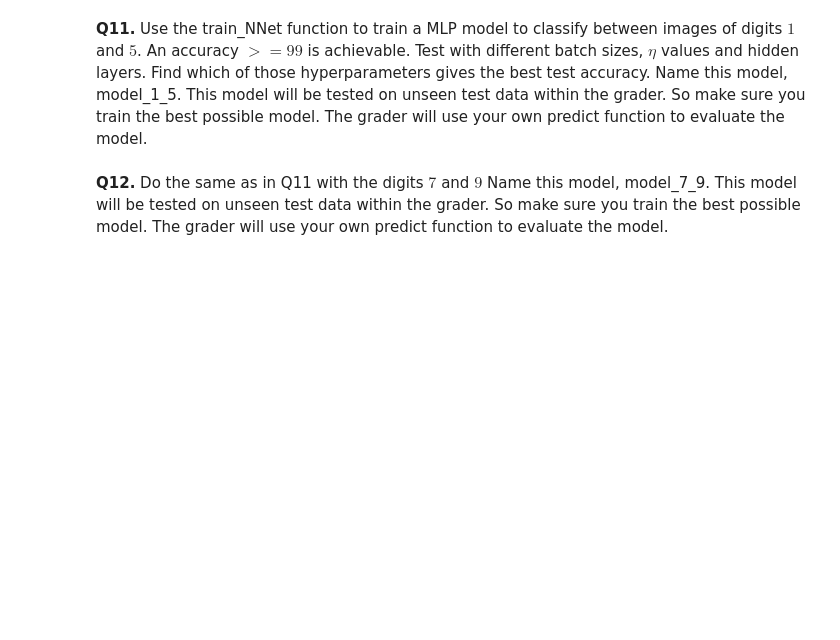
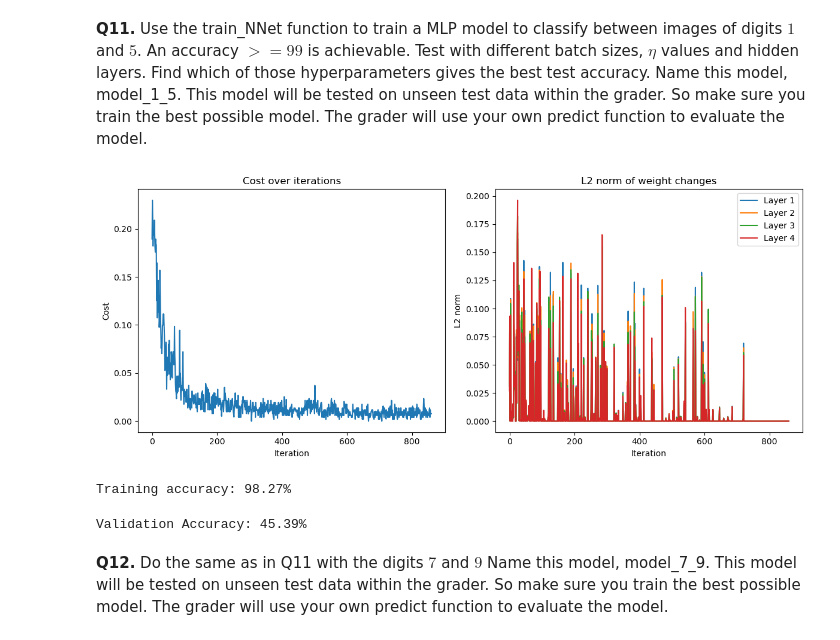
Before and after one commit to NisithDivantha/S7-MA4144-Neural-Networks-and-Fuzzy-Logic, a Jupyter notebook: Project 2/MA4144InClass2(NNet).ipynb, the cells around one changed output. Saved outputs shown, nothing was run; the diff lists cells and outputs as text; code cells hidden in the pictures; blank space fills up the shorter version.

```diff
--- a/Project 2/MA4144InClass2(NNet).ipynb
+++ b/Project 2/MA4144InClass2(NNet).ipynb
@@ -132,6 +132,7 @@ Important: When implementing the sigmoid function make sure you handle overflows
 def sigmoid(Z):
 
     #TODO
+    Z = np.clip(Z, -500, 500)
     sigma = 1 / (1 + np.exp(-Z))
 
     return(sigma)
@@ -160,7 +161,7 @@ def deriv_ReLu(Y):
 **Q6.** The following piece of code defines a simple MLP architecture as a Python class and subsequent initialization of a MLP model. <font color='blue'>Certain lines of code contains commented line numbers. Write a short sentence for each such line explaining its purpose. Feel free to refer to the lecture notes or any resources to answers these question. In addition, explain what the Y, Z, W variables refer to and their purpose</font>
 # %%
 class NNet:
-    def __init__(self, input_size = 784, output_size = 1, batch_size = 1000, hidden_layers = [500, 250, 50]):
+    def __init__(self, input_size = 784, output_size = 1, batch_size = 1000, hidden_layers = [512, 256, 64]):
         self.Y = []
         self.Z = []
         self.W = []
@@ -281,10 +282,7 @@ def backpropagation(model, X, Y, eta = 0.01):
         else:
             deriv = deriv_ReLu(Y_l)
 
-        if l == L - 1:
-            grads_Z[l] = dC_dY * deriv
-        else:
-            grads_Z[l] = deriv * dC_dY[:-1, :]
+        grads_Z[l] = deriv * dC_dY
 
         Y_prev_with_bias = np.vstack([Y_prev, np.ones((1, Y_prev.shape[1]))])
         grads_W[l] = np.dot(grads_Z[l], Y_prev_with_bias.T)
@@ -375,9 +400,67 @@ def predict(model, test_images, d1, d2):
 # %%
 #TODO
 
+# Y_train = train_y_1_5.reshape(1, -1)
+
+# best_batch_size = 128
+# best_eta = 0.01
+# best_hidden_layers = [256, 64]
+
+# class NNetCustom(NNet):
+#     def __init__(self, input_size=784, output_size=1, batch_size=best_batch_size, hidden_layers=best_hidden_layers):
+#         super().__init__(input_size, output_size, batch_size, hidden_layers)
+
+# def train_best_model():
+#     model = NNetCustom(batch_size=best_batch_size, hidden_layers=best_hidden_layers)
+#     epochs = 25
+#     for epoch in range(epochs):
+#         print(f"Epoch {epoch+1}/{epochs}")
+#         # Shuffle and batch logic is inside train_NNet, so we call it for one epoch at a time
+#         model = train_NNet(train_X_1_5, Y_train, epochs=1, batch_size=best_batch_size, eta=best_eta)
+#     return model
+
+# model_1_5 = train_best_model()
 
 
-model_1_5 = None
+#TODO
+Y_train = train_y_1_5.reshape(1, -1)
+
+best_batch_size = 256
+best_eta = 0.0005
+best_hidden_layers = [500, 250, 50]
+
+# Split a small part for validation (e.g., 10%)
+num_samples = train_X_1_5.shape[1]
+val_size = int(0.1 * num_samples)
+indices = np.random.permutation(num_samples)
+val_indices = indices[:val_size]
+train_indices = indices[val_size:]
+
+X_train = train_X_1_5[:, train_indices]
+y_train = Y_train[:, train_indices]
+X_val = train_X_1_5[:, val_indices]
+y_val = Y_train[:, val_indices]
+
+model = train_NNet(X_train, y_train, epochs=20, batch_size=256, eta=0.0005)
+
+model_1_5 = model
+# %% [output]
+[figure, added]
+# %%
+train_pred = predict(model_1_5, X_1_5, 1, 5)
+true_labels = np.where(train_y_1_5 == 0, 1, 5)  # Map 0->1, 1->5 for comparison
+acc = accuracy_score(true_labels, train_pred)
+print(f"Training accuracy: {acc * 100:.2f}%")
+# %% [output]
+Training accuracy: 98.27%
+# %%
+val_pred = predict(model_1_5, X_val.reshape(28, 28, -1).transpose(2, 0, 1), 1, 5)
+true_labels = np.where(y_val.flatten() == 0, 1, 5)
+acc = accuracy_score(true_labels, val_pred)
+
+print(f"Validation Accuracy: {acc * 100:.2f}%")
+# %% [output]
+Validation Accuracy: 45.39%
 # %% [markdown]
 **Q12.** Do the same as in Q11 with the digits $7$ and $9$ Name this model, model_7_9. This model will be tested on unseen test data within the grader. So make sure you train the best possible model. The grader will use your own predict function to evaluate the model.
 # %%
```
Also changed, not shown: parts of 3 cells of this notebook.
